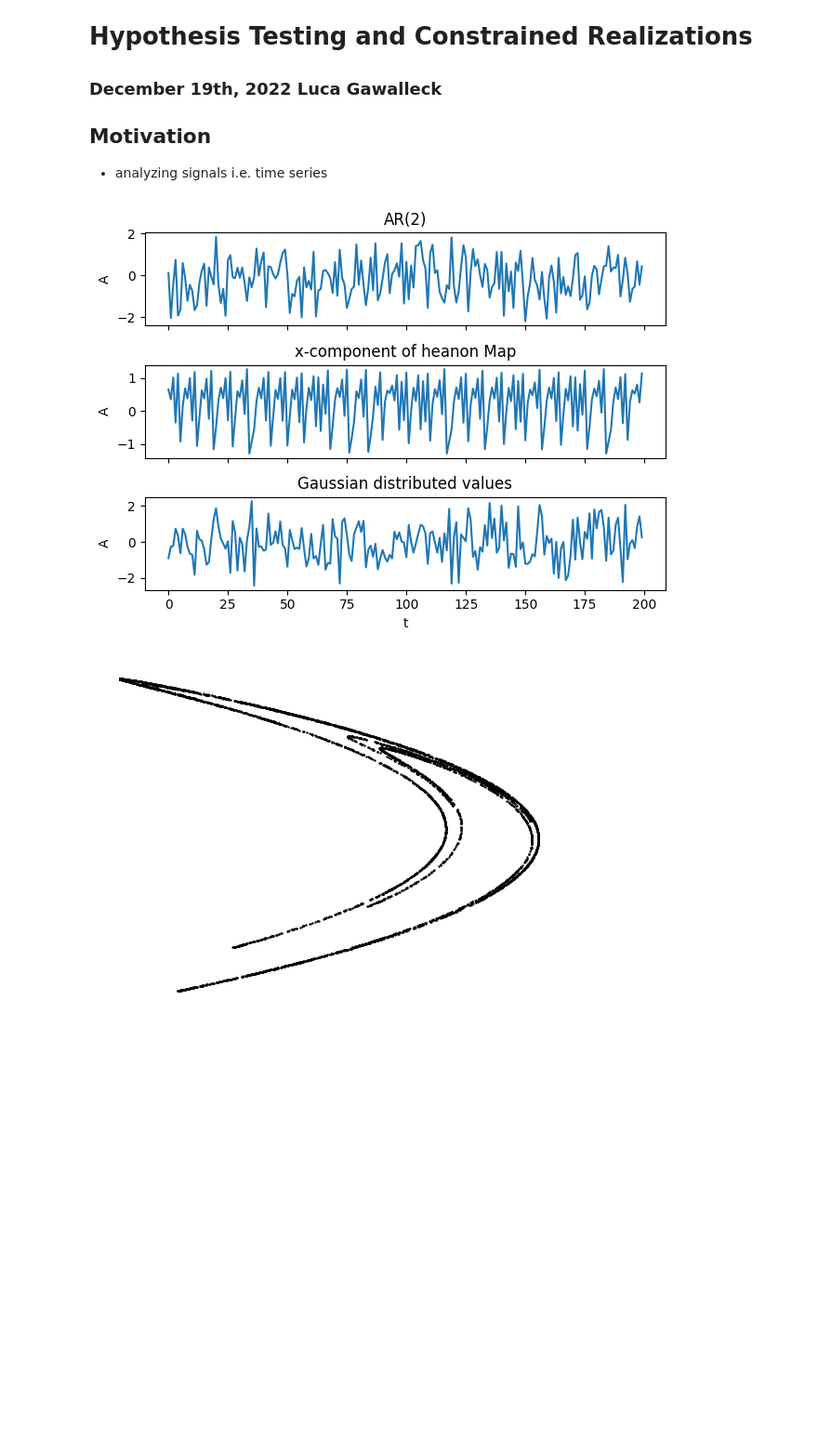
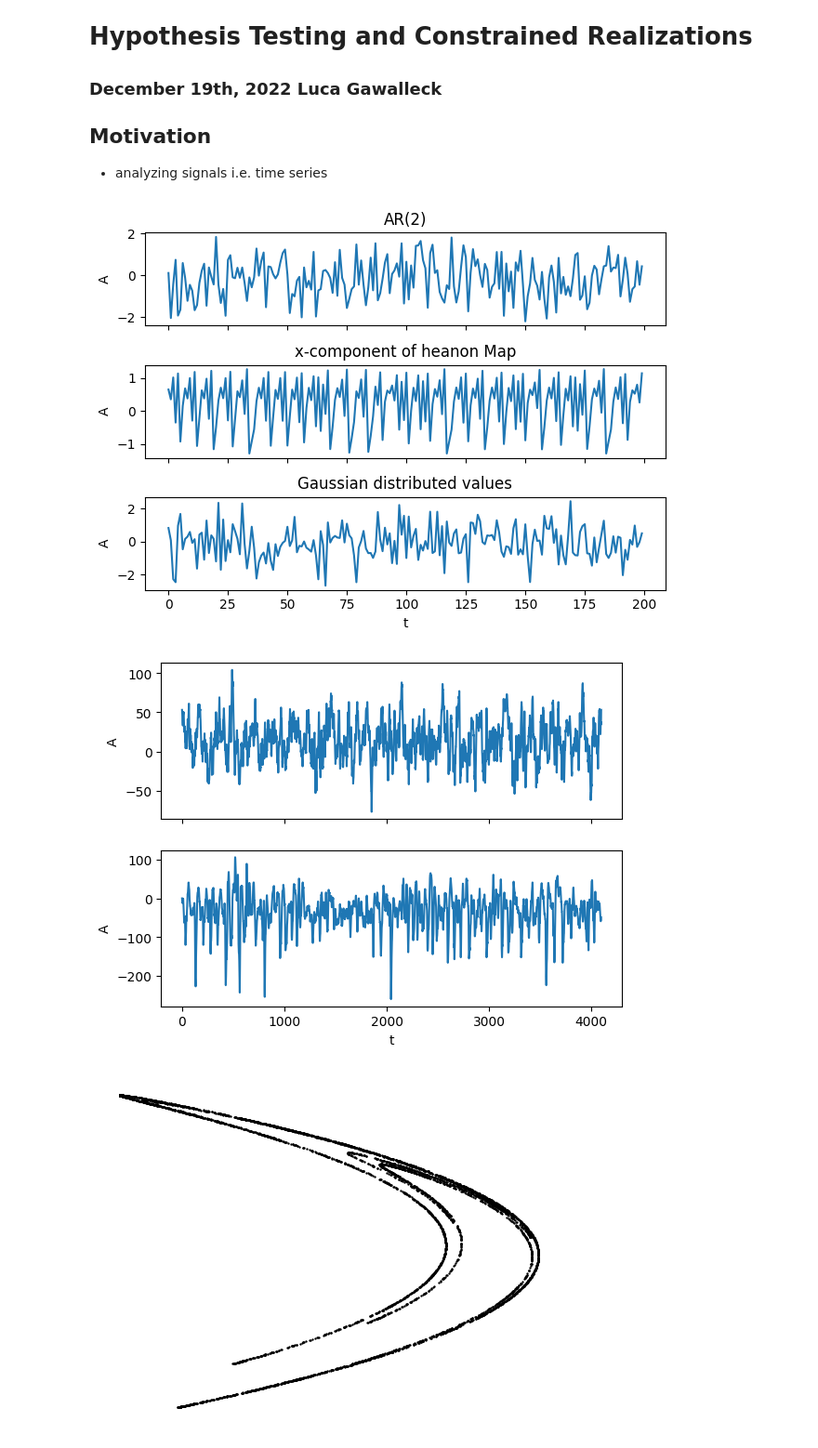
Before and after one commit to LucaGawa/Surrogates, a Jupyter notebook: surrogates.ipynb, the cells around one changed output. Shown at 93% size. Cells and saved outputs as stored; diff of their text form; code cells hidden in the pictures; blank space fills up the shorter version.

```diff
--- a/surrogates.ipynb
+++ b/surrogates.ipynb
@@ -28,34 +28,46 @@ def match_signal(time_series):
     truncate_sig, msg = tiseanio('choose', f'-x{endtoend["offset"]}', f'-l{endtoend["length"]}', data=time_series, silent=True)
     # subtrac mean
     mu = truncate_sig.mean()
     return truncate_sig-mu
 
 # creating an AR2 time_series
 parameter = np.array([1, 0.1,0.1, 1]) #amplitude and coefficents
 ar2_data, msg = tiseanio('ar-run', '-l200', '-p2', data=parameter
 , silent=True)
 
 # creating henon map
 henon, msg = tiseano('henon', '-l200', silent=True)
 
 # gausssian distribution
 gauss = np.random.normal(0,1, size=200)
 
 fig, axes = plt.subplots(3, sharex=True)
 axes[0].plot(ar2_data)
 axes[0].set_title("AR(2)")
 axes[0].set_ylabel("A")
 axes[1].plot(henon[:,0])
 axes[1].set_title("x-component of heanon Map")
 axes[1].set_ylabel("A")
 axes[2].plot(gauss)
 axes[2].set_title("Gaussian distributed values")
 axes[2].set_ylabel("A")
 axes[2].set_xlabel("t")
 plt.tight_layout()
 plt.show()
+
+EEG_norm = np.loadtxt("data/fc11b000.txt")
+EEG_path = np.loadtxt("data/fb1b0000.txt")
+
+fig, axes = plt.subplots(2, sharex=True)
+axes[0].plot(EEG_norm)
+axes[0].set_ylabel('A')
+axes[1].plot(EEG_path)
+axes[1].set_ylabel('A')
+axes[1].set_xlabel('t')
+plt.show()
 # %% [output]
-[figure, old version]
+[figure, new version]
+[figure, added]
 # %%
 henon, msg = tiseano('henon', '-l5000', silent=True)
 plt.scatter(henon[:,0], henon[:,1], s=0.5, color='k')
```
Also changed, not shown: parts of 11 cells of this notebook, 3 other files.
